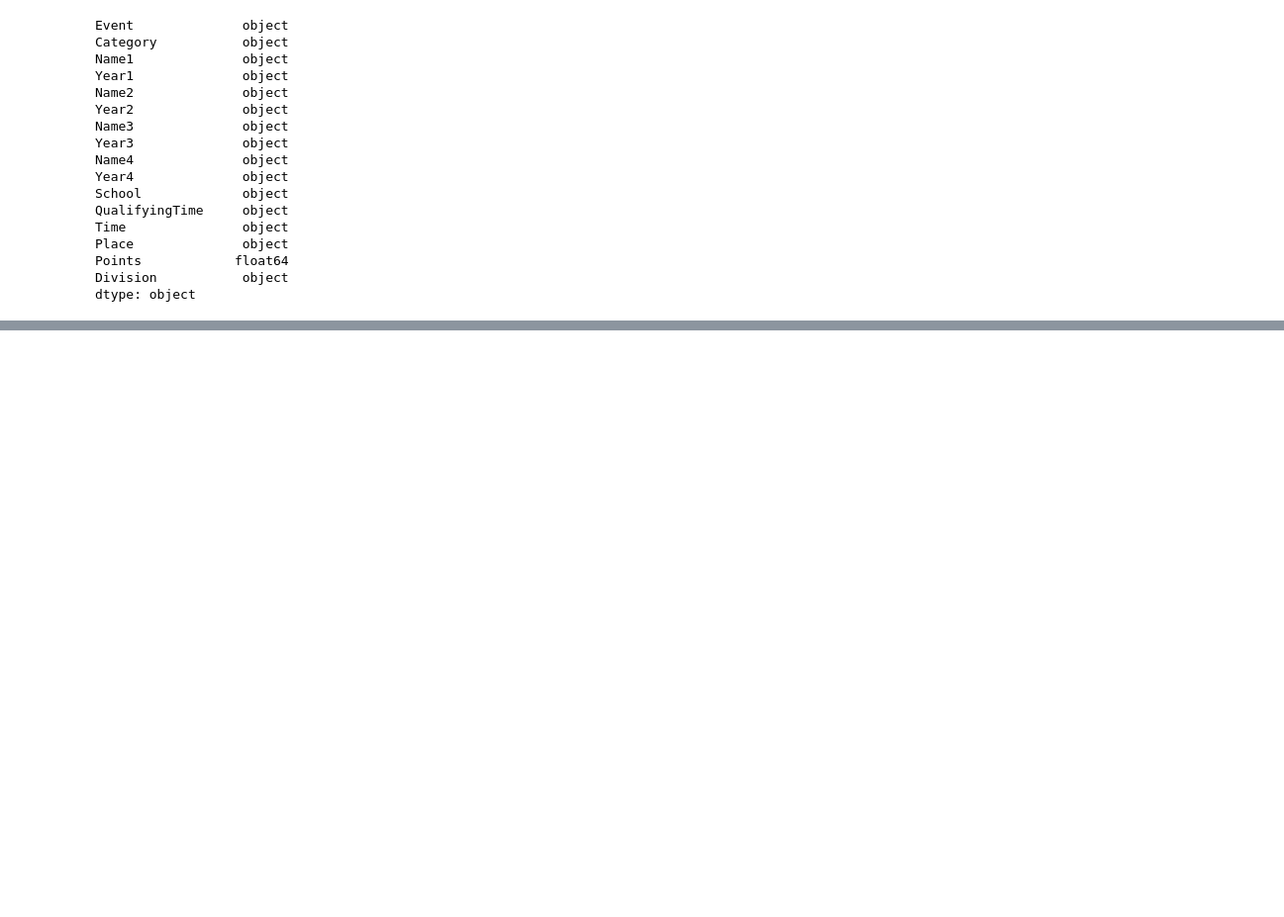
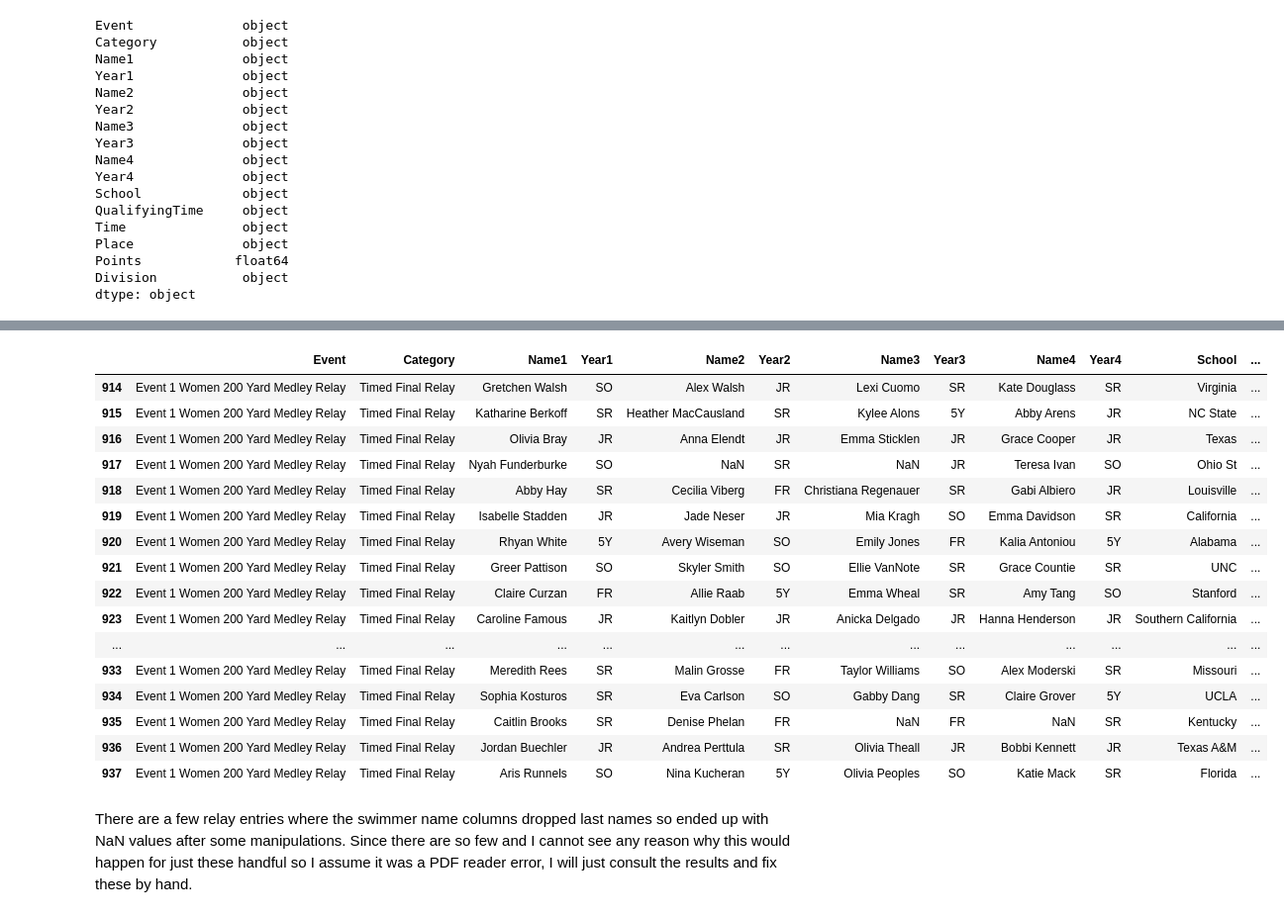
Before and after one commit to sheplock/SwimmingResults, a Jupyter notebook: analyze_NCAA2023.ipynb, the cells around one changed output, grey strips where cells are left out. Shown: that part at 99% size. Saved outputs shown, nothing was run; the diff lists cells and outputs as text; code cells hidden in the pictures; blank space fills up the shorter version.

```diff
--- a/analyze_NCAA2023.ipynb
+++ b/analyze_NCAA2023.ipynb
@@ -13,11 +13,12 @@ Most of this step was handled in `buildData_2023NCAAs.ipynb` where I converted P
 import pandas as pd
 import numpy as np
 # %%
+# Load the men's and women's results and combine dataframes
 dfResultsM = pd.read_csv('NCAA_M2023.csv')
 dfResultsW = pd.read_csv('NCAA_W2023.csv')
 dfResultsM['Division'] = 'Men\'s DI'
 dfResultsW['Division'] = 'Women\'s DI'
-dfResults = pd.concat([dfResultsM, dfResultsW])
+dfResults = pd.concat([dfResultsM, dfResultsW], ignore_index=True)
 dfResults.head()
 # %% [output]
 |  | Unnamed: 0 | Event | Category | Name1 | Year1 | Name2 | Year2 | Name3 | Year3 | Name4 | Year4 | ... |
@@ -77,4 +80,5 @@ dfResults[dfResults.Category == 'Championship Final'].head()
 # %%
+name = pd.DataFrame()
 for col in ['Name1','Name2','Name3','Name4']:
     name[['Last', 'First']] = dfResults[col].str.split(',',expand=True)
     dfResults[col] = name['First'] + ' ' + name['Last']
@@ -144,0 +135,6 @@ dfResults[(dfResults.Time=='DQ') | (dfResults.Time=='DFS')].head(50)
+# %%
+# Get rid of extra leading/trailing spaces in string variables
+# There's an extra space between event number and event name that is annoying but I'll leave as is for now
+dfObj = dfResults.select_dtypes(['object'])
+dfResults[dfObj.columns] = dfObj.apply(lambda x: x.str.strip())
+dfResults.Event.unique()
@@ -144,0 +159,22 @@ dfResults[(dfResults.Time=='DQ') | (dfResults.Time=='DFS')].head(50)
+# %%
+dfResults[dfResults.Event == 'Event 1  Women 200 Yard Medley Relay']
+# %% [output]
+|  | Event | Category | Name1 | Year1 | Name2 | Year2 | Name3 | Year3 | Name4 | Year4 | School | ... |
+| 914 | Event 1 Women 200 Yard Medley Relay | Timed Final Relay | Gretchen Walsh | SO | Alex Walsh | JR | Lexi Cuomo | SR | Kate Douglass | SR | Virginia | ... |
+| 915 | Event 1 Women 200 Yard Medley Relay | Timed Final Relay | Katharine Berkoff | SR | Heather MacCausland | SR | Kylee Alons | 5Y | Abby Arens | JR | NC State | ... |
+| 916 | Event 1 Women 200 Yard Medley Relay | Timed Final Relay | Olivia Bray | JR | Anna Elendt | JR | Emma Sticklen | JR | Grace Cooper | JR | Texas | ... |
+| 917 | Event 1 Women 200 Yard Medley Relay | Timed Final Relay | Nyah Funderburke | SO | NaN | SR | NaN | JR | Teresa Ivan | SO | Ohio St | ... |
+| 918 | Event 1 Women 200 Yard Medley Relay | Timed Final Relay | Abby Hay | SR | Cecilia Viberg | FR | Christiana Regenauer | SR | Gabi Albiero | JR | Louisville | ... |
+| 919 | Event 1 Women 200 Yard Medley Relay | Timed Final Relay | Isabelle Stadden | JR | Jade Neser | JR | Mia Kragh | SO | Emma Davidson | SR | California | ... |
+| 920 | Event 1 Women 200 Yard Medley Relay | Timed Final Relay | Rhyan White | 5Y | Avery Wiseman | SO | Emily Jones | FR | Kalia Antoniou | 5Y | Alabama | ... |
+| 921 | Event 1 Women 200 Yard Medley Relay | Timed Final Relay | Greer Pattison | SO | Skyler Smith | SO | Ellie VanNote | SR | Grace Countie | SR | UNC | ... |
+| 922 | Event 1 Women 200 Yard Medley Relay | Timed Final Relay | Claire Curzan | FR | Allie Raab | 5Y | Emma Wheal | SR | Amy Tang | SO | Stanford | ... |
+| 923 | Event 1 Women 200 Yard Medley Relay | Timed Final Relay | Caroline Famous | JR | Kaitlyn Dobler | JR | Anicka Delgado | JR | Hanna Henderson | JR | Southern California | ... |
+| ... | ... | ... | ... | ... | ... | ... | ... | ... | ... | ... | ... | ... |
+| 933 | Event 1 Women 200 Yard Medley Relay | Timed Final Relay | Meredith Rees | SR | Malin Grosse | FR | Taylor Williams | SO | Alex Moderski | SR | Missouri | ... |
+| 934 | Event 1 Women 200 Yard Medley Relay | Timed Final Relay | Sophia Kosturos | SR | Eva Carlson | SO | Gabby Dang | SR | Claire Grover | 5Y | UCLA | ... |
+| 935 | Event 1 Women 200 Yard Medley Relay | Timed Final Relay | Caitlin Brooks | SR | Denise Phelan | FR | NaN | FR | NaN | SR | Kentucky | ... |
+| 936 | Event 1 Women 200 Yard Medley Relay | Timed Final Relay | Jordan Buechler | JR | Andrea Perttula | SR | Olivia Theall | JR | Bobbi Kennett | JR | Texas A&M | ... |
+| 937 | Event 1 Women 200 Yard Medley Relay | Timed Final Relay | Aris Runnels | SO | Nina Kucheran | 5Y | Olivia Peoples | SO | Katie Mack | SR | Florida | ... |
+# %% [markdown]
+There are a few relay entries where the swimmer name columns dropped last names so ended up with NaN values after some manipulations. Since there are so few and I cannot see any reason why this would happen for just these handful so I assume it was a PDF reader error, I will just consult the results and fix these by hand.
```
Also changed, not shown: parts of 85 cells of this notebook.
